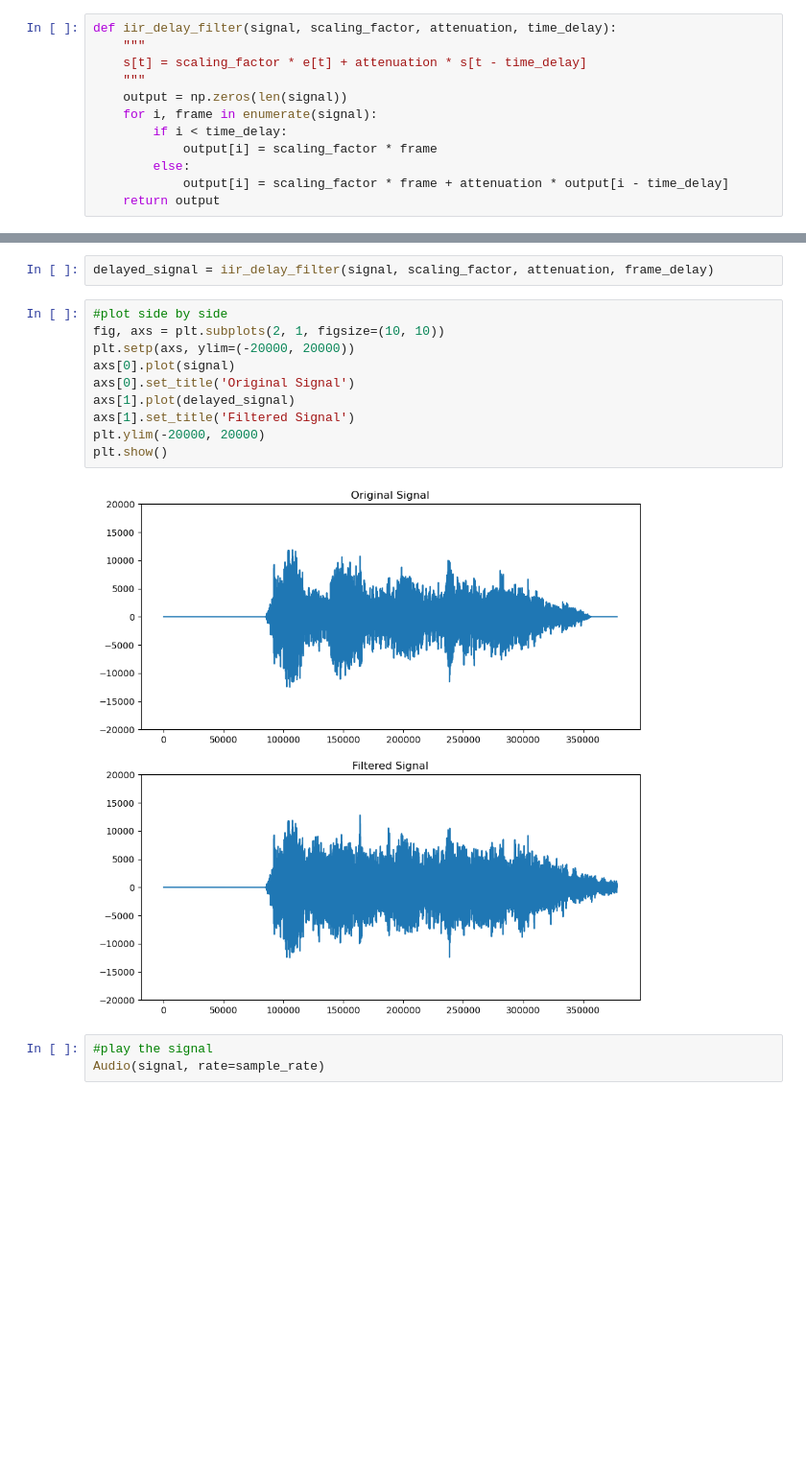
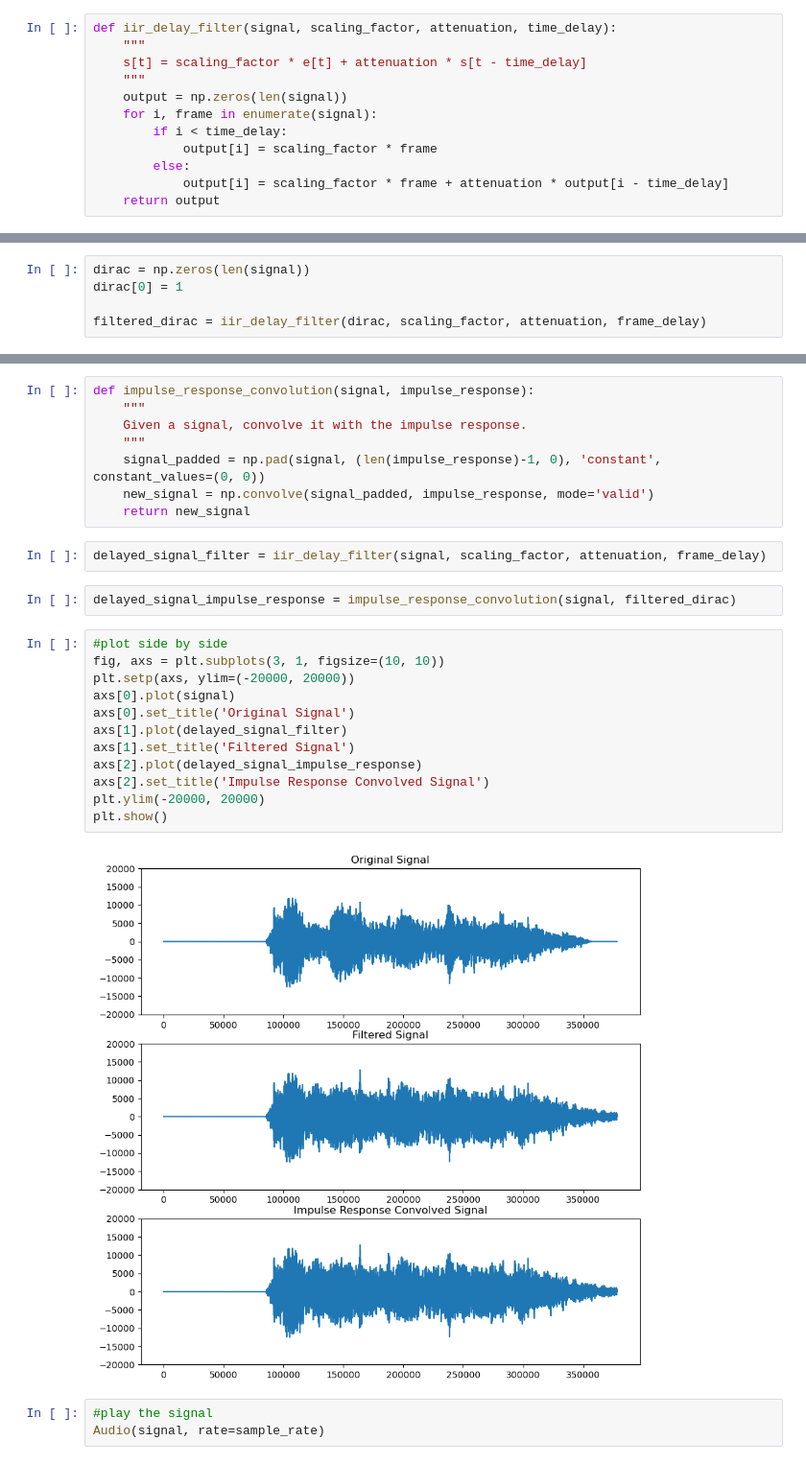
Before and after one commit to Dorin-D/m2-paris-saclay, a Jupyter notebook: Signal_Processing/lab_2/iir_delay.ipynb, the cells around one changed output, grey strips where cells are left out. Shown at 96% size. Cells and saved outputs as stored; diff of their text form; blank space fills up the shorter version.

Commit message:
Lab 2,3 signal proc

```diff
--- a/Signal_Processing/lab_2/iir_delay.ipynb
+++ b/Signal_Processing/lab_2/iir_delay.ipynb
@@ -41,0 +44,5 @@ plt.plot(filtered_dirac)
+# %%
+dirac = np.zeros(len(signal))
+dirac[0] = 1
+
+filtered_dirac = iir_delay_filter(dirac, scaling_factor, attenuation, frame_delay)
@@ -42,17 +56,29 @@ plt.plot(filtered_dirac)
+# %%
+def impulse_response_convolution(signal, impulse_response):
+    """
+    Given a signal, convolve it with the impulse response.
+    """
+    signal_padded = np.pad(signal, (len(impulse_response)-1, 0), 'constant', constant_values=(0, 0))
+    new_signal = np.convolve(signal_padded, impulse_response, mode='valid')
+    return new_signal
 # %%
-delayed_signal = iir_delay_filter(signal, scaling_factor, attenuation, frame_delay)
+delayed_signal_filter = iir_delay_filter(signal, scaling_factor, attenuation, frame_delay)
+# %%
+delayed_signal_impulse_response = impulse_response_convolution(signal, filtered_dirac)
 # %%
 #plot side by side
-fig, axs = plt.subplots(2, 1, figsize=(10, 10))
+fig, axs = plt.subplots(3, 1, figsize=(10, 10))
 plt.setp(axs, ylim=(-20000, 20000))
 axs[0].plot(signal)
 axs[0].set_title('Original Signal')
-axs[1].plot(delayed_signal)
+axs[1].plot(delayed_signal_filter)
 axs[1].set_title('Filtered Signal')
+axs[2].plot(delayed_signal_impulse_response)
+axs[2].set_title('Impulse Response Convolved Signal')
 plt.ylim(-20000, 20000)
 plt.show()
 # %% [output]
-[figure, old version]
+[figure, new version]
 # %%
 #play the signal
 Audio(signal, rate=sample_rate)
```
Also changed, not shown: parts of 9 cells of this notebook, 9 other files.
